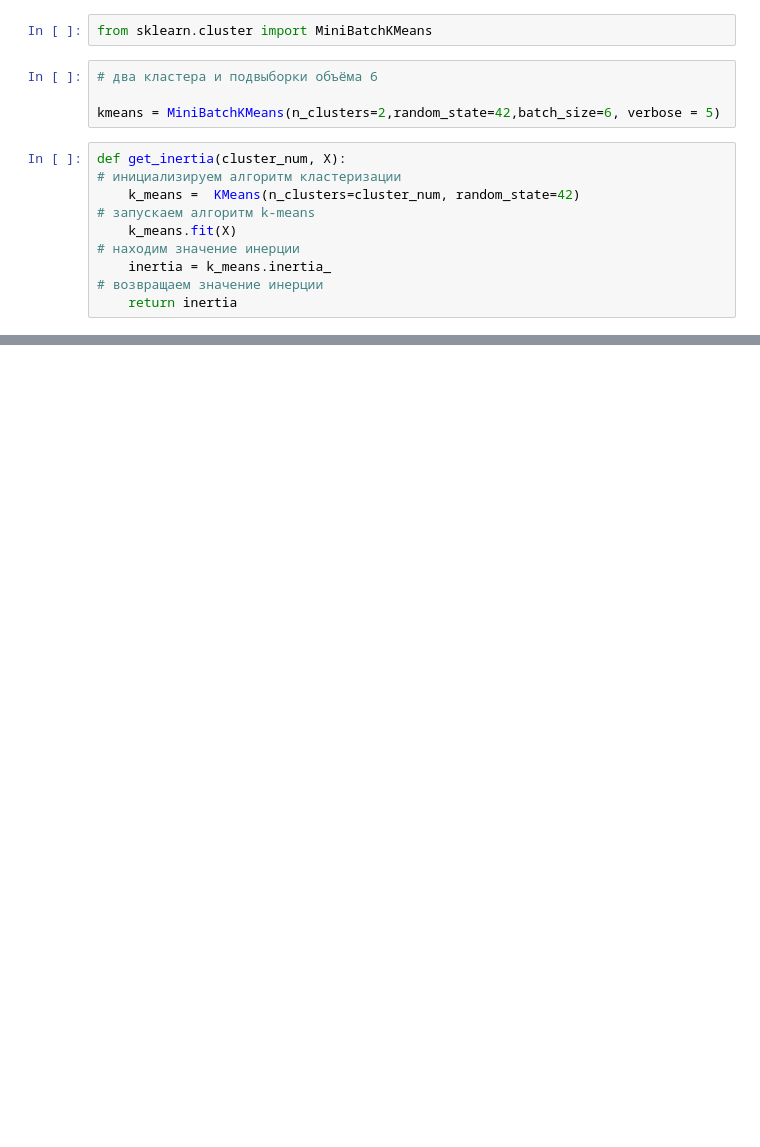
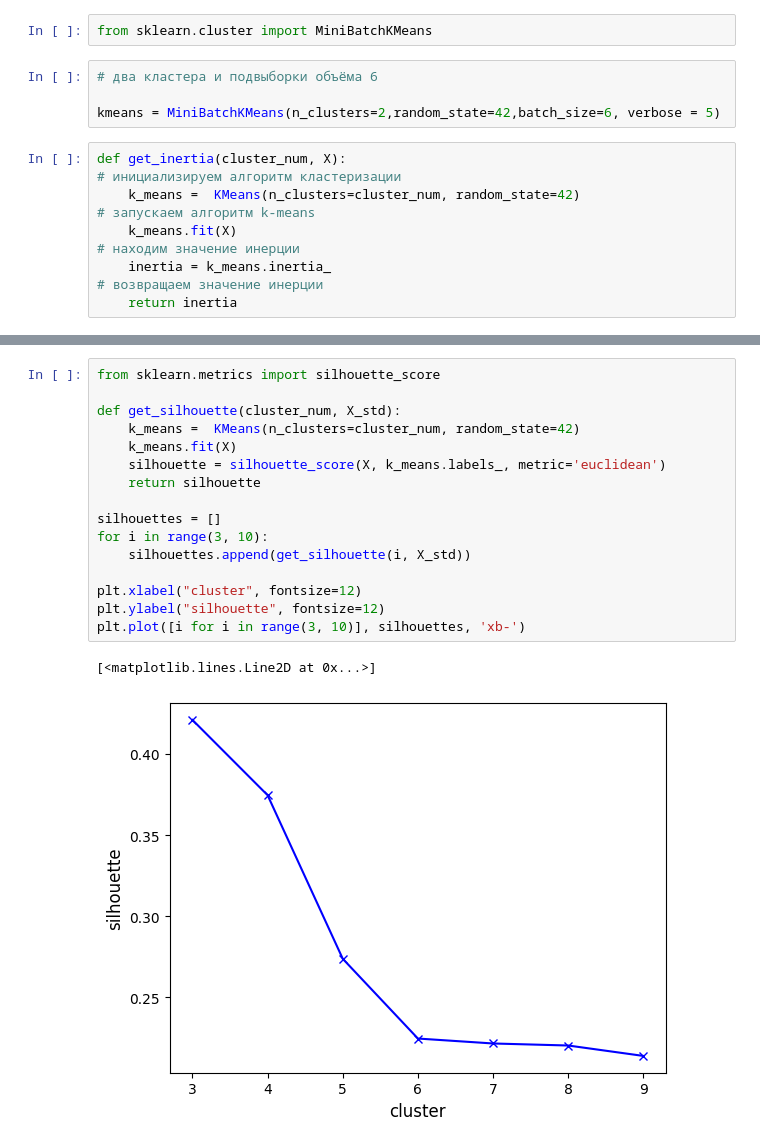
Before and after one commit to AlexGorel/IDE_NEW, a Jupyter notebook: MATH&ML-10. Кластеризация и техники понижения размерности. Часть I/MATH&ML-10. Кластеризация и техники понижения размерности. Часть I.ipynb, the cells around one changed output, grey strips where cells are left out. Saved outputs shown, nothing was run; the diff lists cells and outputs as text; blank space fills up the shorter version.

```diff
--- a/MATH&ML-10. Кластеризация и техники понижения размерности. Часть I/MATH&ML-10. Кластеризация и техники понижения размерности. Часть I.ipynb
+++ b/MATH&ML-10. Кластеризация и техники понижения размерности. Часть I/MATH&ML-10. Кластеризация и техники понижения размерности. Часть I.ipynb
@@ -29,0 +219,19 @@ NameError: name 'X' is not defined
+# %%
+from sklearn.metrics import silhouette_score
+
+def get_silhouette(cluster_num, X_std):
+    k_means =  KMeans(n_clusters=cluster_num, random_state=42)
+    k_means.fit(X)
+    silhouette = silhouette_score(X, k_means.labels_, metric='euclidean')
+    return silhouette
+
+silhouettes = []
+for i in range(3, 10):
+    silhouettes.append(get_silhouette(i, X_std))
+
+plt.xlabel("cluster", fontsize=12)
+plt.ylabel("silhouette", fontsize=12)
+plt.plot([i for i in range(3, 10)], silhouettes, 'xb-')
+# %% [output]
+[<matplotlib.lines.Line2D at 0x...>]
+[figure, added]
```
Also changed, not shown: parts of 45 cells of this notebook, 2 other files.
